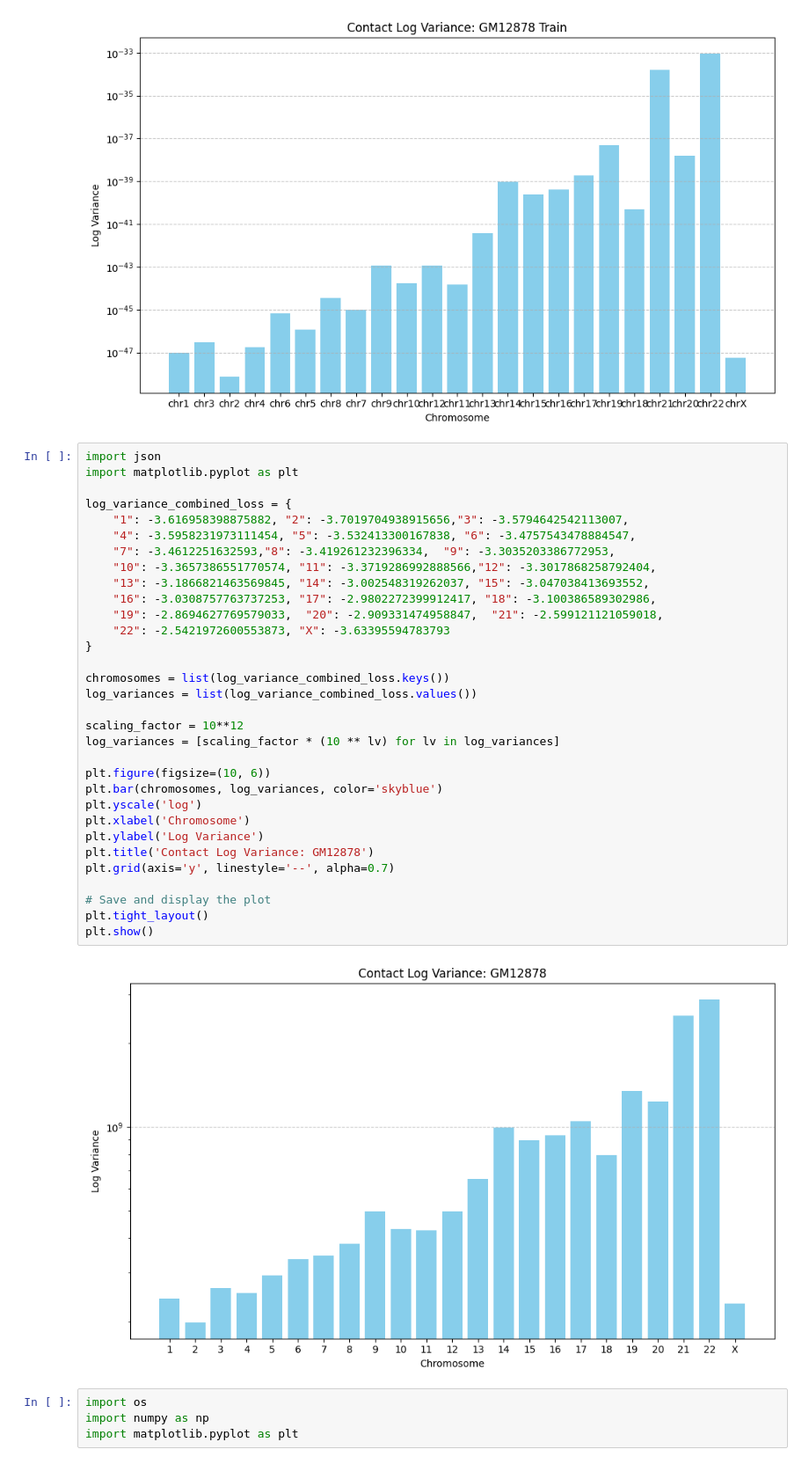
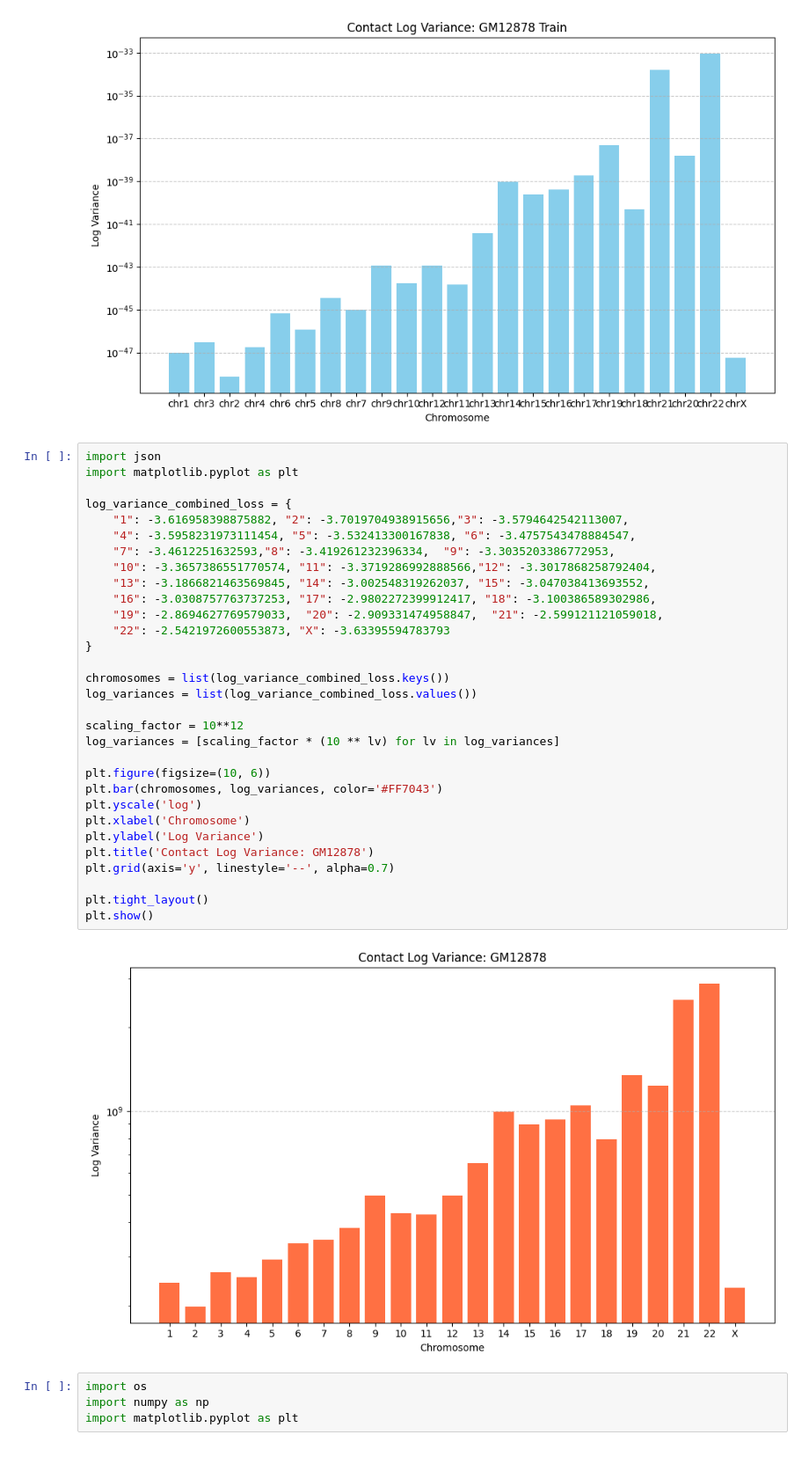
Before and after one commit to beyzoskaya/HiC-GNN, a Jupyter notebook: visualize.ipynb, the cells around one changed output. Shown at 88% size. Saved outputs shown, nothing was run; the diff lists cells and outputs as text.

```diff
--- a/visualize.ipynb
+++ b/visualize.ipynb
@@ -997,36 +997,35 @@ plt.show()
 import json
 import matplotlib.pyplot as plt
 
 log_variance_combined_loss = {
     "1": -3.616958398875882, "2": -3.7019704938915656,"3": -3.5794642542113007,
     "4": -3.5958231973111454, "5": -3.532413300167838, "6": -3.4757543478884547,
     "7": -3.4612251632593,"8": -3.419261232396334,  "9": -3.3035203386772953,
     "10": -3.3657386551770574, "11": -3.3719286992888566,"12": -3.3017868258792404,
     "13": -3.1866821463569845, "14": -3.002548319262037, "15": -3.047038413693552,
     "16": -3.0308757763737253, "17": -2.9802272399912417, "18": -3.100386589302986,
     "19": -2.8694627769579033,  "20": -2.909331474958847,  "21": -2.599121121059018,
     "22": -2.5421972600553873, "X": -3.63395594783793
 }
 
 chromosomes = list(log_variance_combined_loss.keys())
 log_variances = list(log_variance_combined_loss.values())
 
 scaling_factor = 10**12
 log_variances = [scaling_factor * (10 ** lv) for lv in log_variances]
 
 plt.figure(figsize=(10, 6))
-plt.bar(chromosomes, log_variances, color='skyblue')
+plt.bar(chromosomes, log_variances, color='#FF7043')
 plt.yscale('log')
 plt.xlabel('Chromosome')
 plt.ylabel('Log Variance')
 plt.title('Contact Log Variance: GM12878')
 plt.grid(axis='y', linestyle='--', alpha=0.7)
 
-# Save and display the plot
 plt.tight_layout()
 plt.show()
 # %% [output]
-[figure, old version]
+[figure, new version]
 # %%
 import os
 import numpy as np
```
Also changed, not shown: parts of 38 cells of this notebook.
